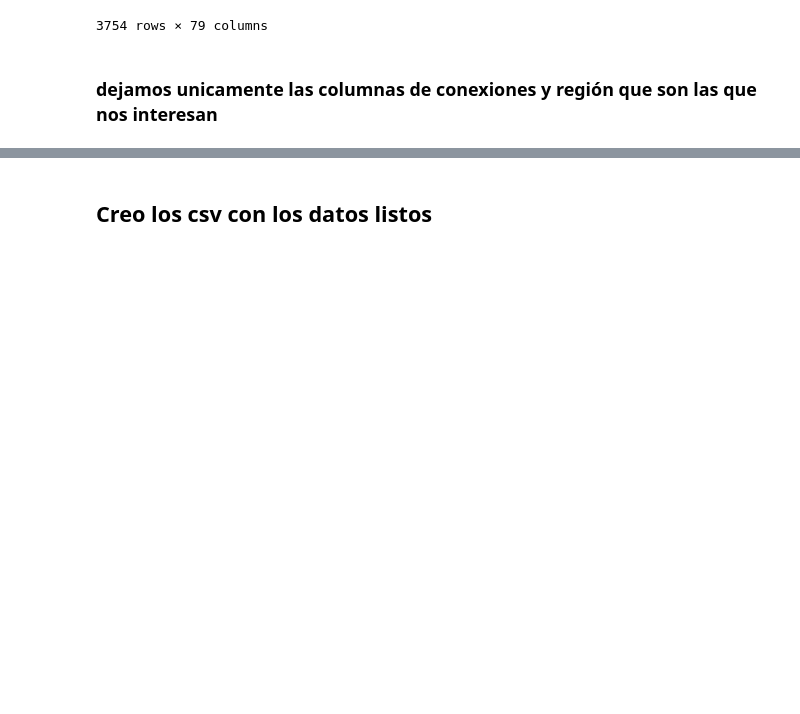
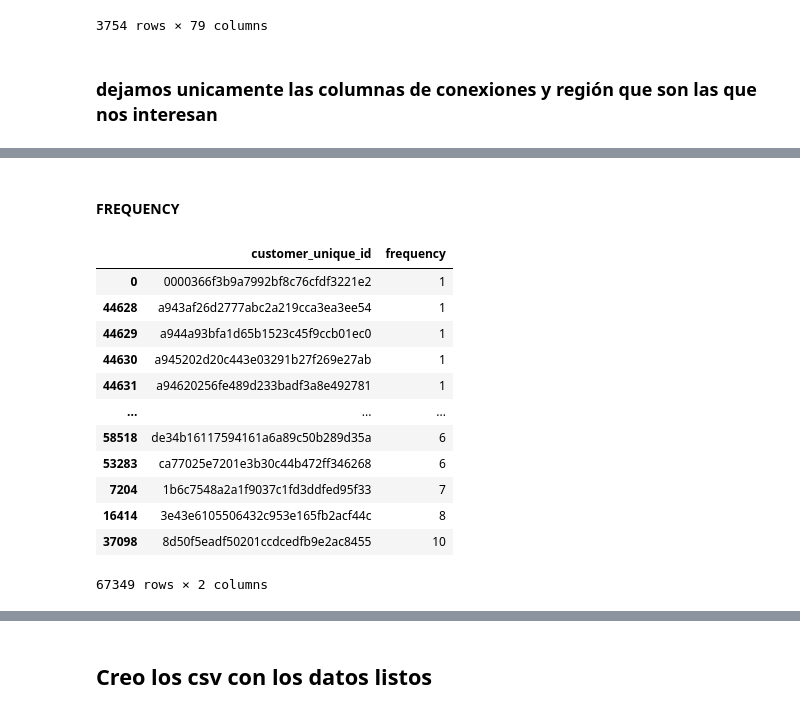
Before and after one commit to damul90/PF_data05, a Jupyter notebook: ETL_EDA.ipynb, the cells around one changed output, grey strips where cells are left out. Cells and saved outputs as stored; diff of their text form; code cells hidden in the pictures; blank space fills up the shorter version.

```diff
--- a/ETL_EDA.ipynb
+++ b/ETL_EDA.ipynb
@@ -1221,0 +1258,21 @@ conectividad_X_Estado = conectividad_X_Estado[1:]
+# %% [markdown]
+#### FREQUENCY
+# %%
+frequency = orders_X_customers[['customer_unique_id']]
+frequency =frequency.groupby('customer_unique_id', as_index=False).size()
+frequency.rename(columns={'size': 'frequency'},inplace=True)
+frequency.sort_values('frequency')
+# %% [output]
+|  | customer_unique_id | frequency |
+| 0 | 0000366f3b9a7992bf8c76cfdf3221e2 | 1 |
+| 44628 | a943af26d2777abc2a219cca3ea3ee54 | 1 |
+| 44629 | a944a93bfa1d65b1523c45f9ccb01ec0 | 1 |
+| 44630 | a945202d20c443e03291b27f269e27ab | 1 |
+| 44631 | a94620256fe489d233badf3a8e492781 | 1 |
+| ... | ... | ... |
+| 58518 | de34b16117594161a6a89c50b289d35a | 6 |
+| 53283 | ca77025e7201e3b30c44b472ff346268 | 6 |
+| 7204 | 1b6c7548a2a1f9037c1fd3ddfed95f33 | 7 |
+| 16414 | 3e43e6105506432c953e165fb2acf44c | 8 |
+| 37098 | 8d50f5eadf50201ccdcedfb9e2ac8455 | 10 |
+67349 rows × 2 columns
```
Also changed, not shown: parts of 21 cells of this notebook.
